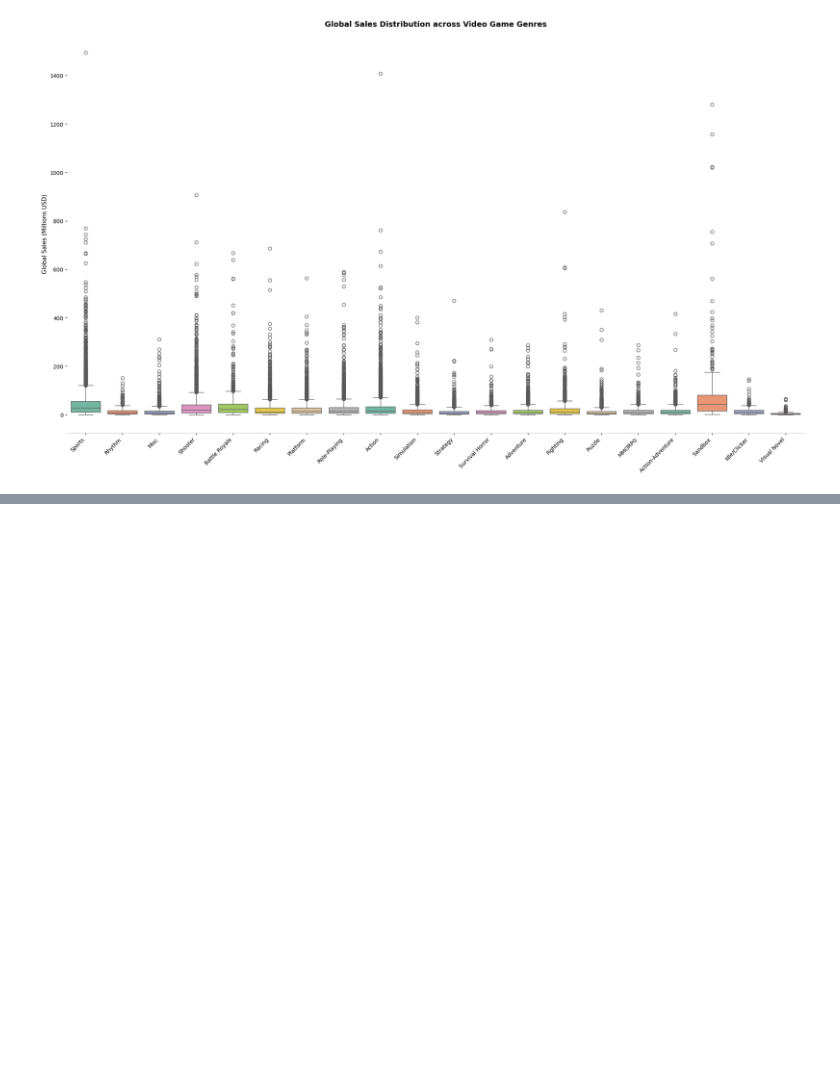
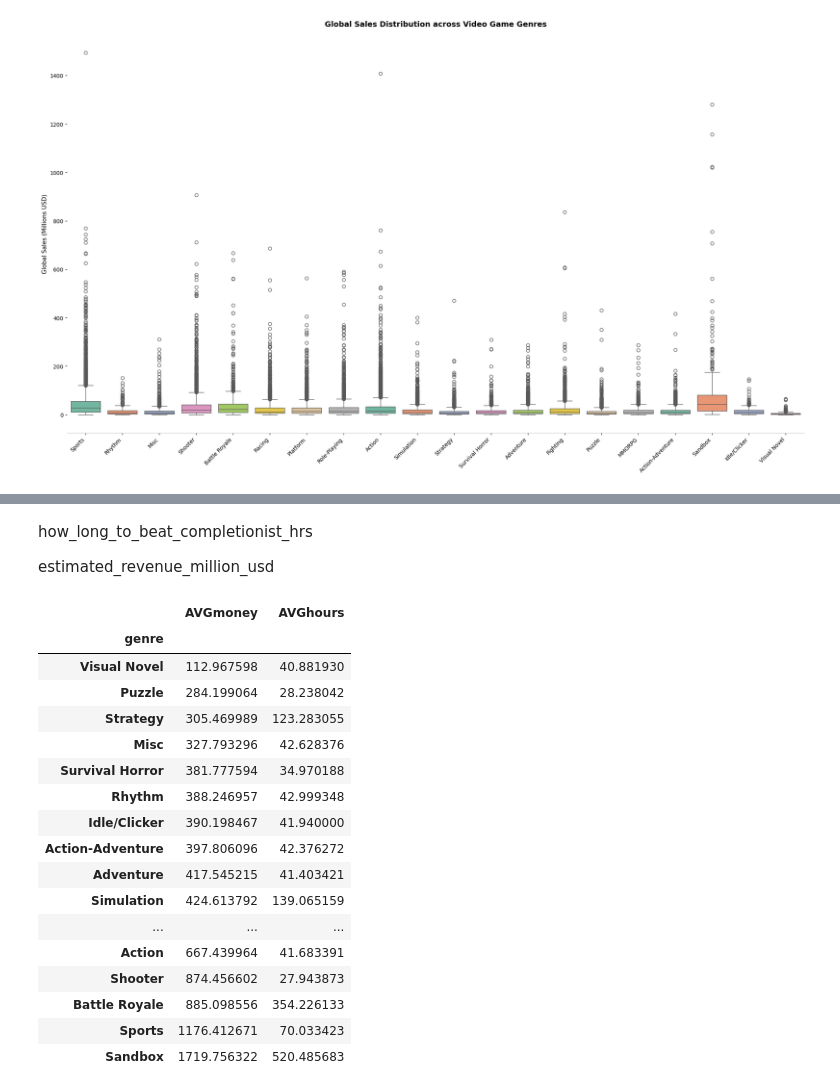
Before and after one commit to SalmaAllam8/PowerBI-mini-Projects, a Jupyter notebook: videogames.ipynb, the cells around one changed output, grey strips where cells are left out. Drawn from its saved outputs; the diff is of its cells as text; code cells hidden in the pictures; blank space fills up the shorter version.

```diff
--- a/videogames.ipynb
+++ b/videogames.ipynb
@@ -672,0 +678,5 @@ plt.show()
+# %% [markdown]
+how_long_to_beat_completionist_hrs
+
+
+estimated_revenue_million_usd
@@ -672,0 +688,21 @@ plt.show()
+# %%
+hours_per_value
+# %% [output]
+|  | AVGmoney | AVGhours |
+| genre |  |  |
+| Visual Novel | 112.967598 | 40.881930 |
+| Puzzle | 284.199064 | 28.238042 |
+| Strategy | 305.469989 | 123.283055 |
+| Misc | 327.793296 | 42.628376 |
+| Survival Horror | 381.777594 | 34.970188 |
+| Rhythm | 388.246957 | 42.999348 |
+| Idle/Clicker | 390.198467 | 41.940000 |
+| Action-Adventure | 397.806096 | 42.376272 |
+| Adventure | 417.545215 | 41.403421 |
+| Simulation | 424.613792 | 139.065159 |
+| ... | ... | ... |
+| Action | 667.439964 | 41.683391 |
+| Shooter | 874.456602 | 27.943873 |
+| Battle Royale | 885.098556 | 354.226133 |
+| Sports | 1176.412671 | 70.033423 |
+| Sandbox | 1719.756322 | 520.485683 |
```
Also changed, not shown: parts of 4 cells of this notebook.
